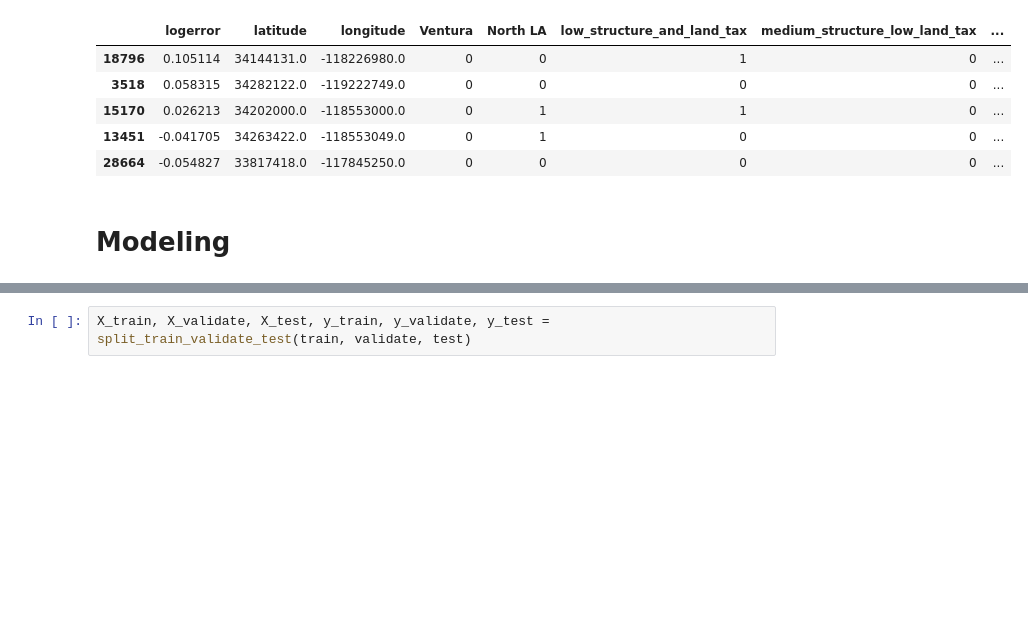
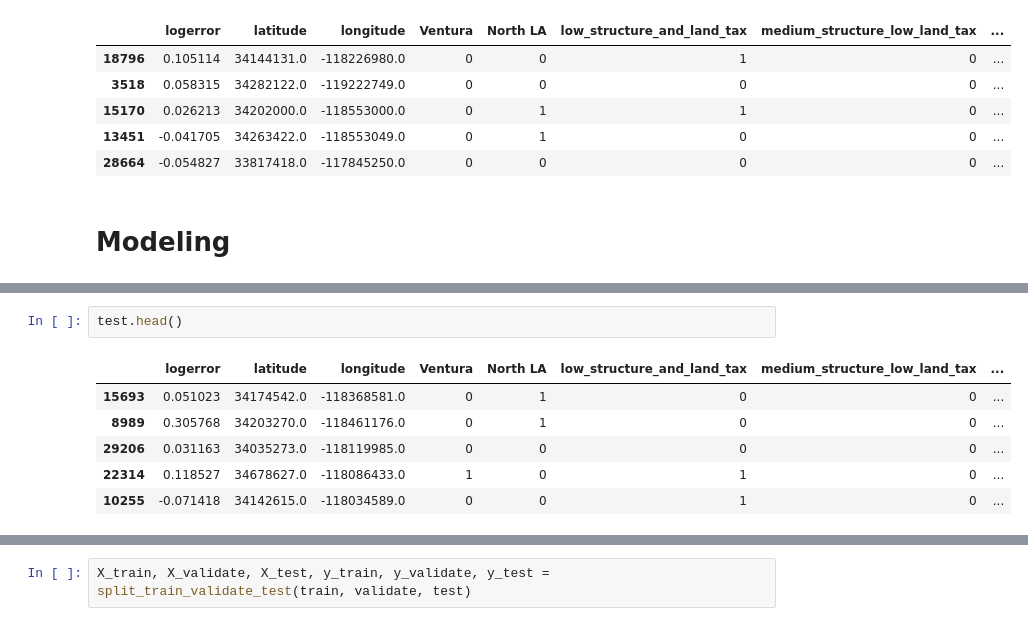
Before and after one commit to Zillow-Project/zillow_project_2021, a Jupyter notebook: Liam/train_val_test_with_clusters.ipynb, the cells around one changed output, grey strips where cells are left out. Cells and saved outputs as stored; diff of their text form; blank space fills up the shorter version.

```diff
--- a/Liam/train_val_test_with_clusters.ipynb
+++ b/Liam/train_val_test_with_clusters.ipynb
@@ -380,0 +392,9 @@ def split_train_validate_test(train, validate, test):
+# %%
+test.head()
+# %% [output]
+|  | logerror | latitude | longitude | Ventura | North LA | low_structure_and_land_tax | medium_structure_low_land_tax | ... |
+| 15693 | 0.051023 | 34174542.0 | -118368581.0 | 0 | 1 | 0 | 0 | ... |
+| 8989 | 0.305768 | 34203270.0 | -118461176.0 | 0 | 1 | 0 | 0 | ... |
+| 29206 | 0.031163 | 34035273.0 | -118119985.0 | 0 | 0 | 0 | 0 | ... |
+| 22314 | 0.118527 | 34678627.0 | -118086433.0 | 1 | 0 | 1 | 0 | ... |
+| 10255 | -0.071418 | 34142615.0 | -118034589.0 | 0 | 0 | 1 | 0 | ... |
```
Also changed, not shown: parts of 20 cells of this notebook, 2 other files.
